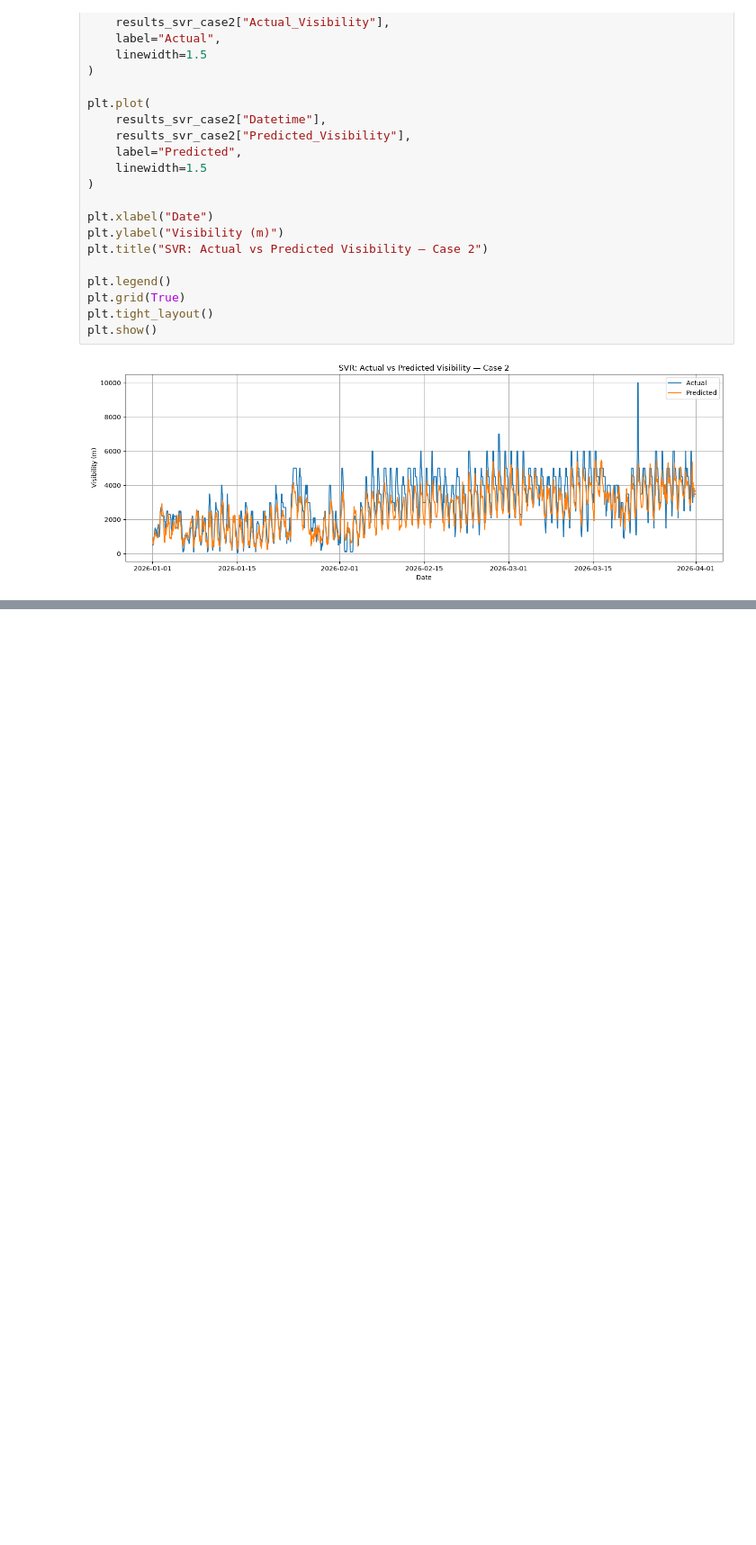
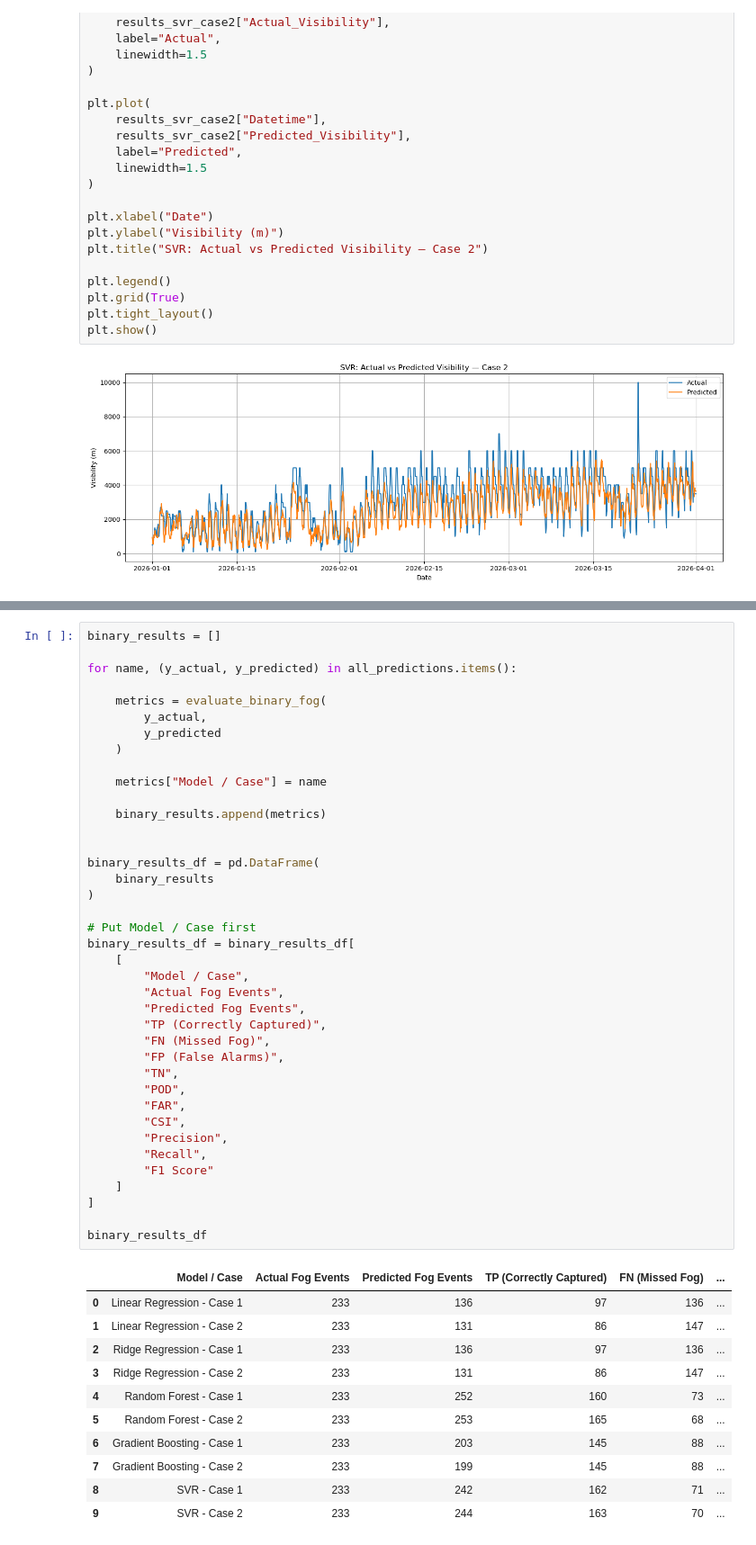
Before and after one commit to Anwesha-TU/AeroViz, a Jupyter notebook: codes/models.ipynb, the cells around one changed output, grey strips where cells are left out. Shown at 90% size. Drawn from its saved outputs; the diff is of its cells as text; blank space fills up the shorter version.

```diff
--- a/codes/models.ipynb
+++ b/codes/models.ipynb
@@ -1393,0 +1697,51 @@ plt.show()
+# %%
+binary_results = []
+
+for name, (y_actual, y_predicted) in all_predictions.items():
+
+    metrics = evaluate_binary_fog(
+        y_actual,
+        y_predicted
+    )
+
+    metrics["Model / Case"] = name
+
+    binary_results.append(metrics)
+
+
+binary_results_df = pd.DataFrame(
+    binary_results
+)
+
+# Put Model / Case first
+binary_results_df = binary_results_df[
+    [
+        "Model / Case",
+        "Actual Fog Events",
+        "Predicted Fog Events",
+        "TP (Correctly Captured)",
+        "FN (Missed Fog)",
+        "FP (False Alarms)",
+        "TN",
+        "POD",
+        "FAR",
+        "CSI",
+        "Precision",
+        "Recall",
+        "F1 Score"
+    ]
+]
+
+binary_results_df
+# %% [output]
+|  | Model / Case | Actual Fog Events | Predicted Fog Events | TP (Correctly Captured) | FN (Missed Fog) | ... |
+| 0 | Linear Regression - Case 1 | 233 | 136 | 97 | 136 | ... |
+| 1 | Linear Regression - Case 2 | 233 | 131 | 86 | 147 | ... |
+| 2 | Ridge Regression - Case 1 | 233 | 136 | 97 | 136 | ... |
+| 3 | Ridge Regression - Case 2 | 233 | 131 | 86 | 147 | ... |
+| 4 | Random Forest - Case 1 | 233 | 252 | 160 | 73 | ... |
+| 5 | Random Forest - Case 2 | 233 | 253 | 165 | 68 | ... |
+| 6 | Gradient Boosting - Case 1 | 233 | 203 | 145 | 88 | ... |
+| 7 | Gradient Boosting - Case 2 | 233 | 199 | 145 | 88 | ... |
+| 8 | SVR - Case 1 | 233 | 242 | 162 | 71 | ... |
+| 9 | SVR - Case 2 | 233 | 244 | 163 | 70 | ... |
```
Also changed, not shown: parts of 31 cells of this notebook, 1 other file.
